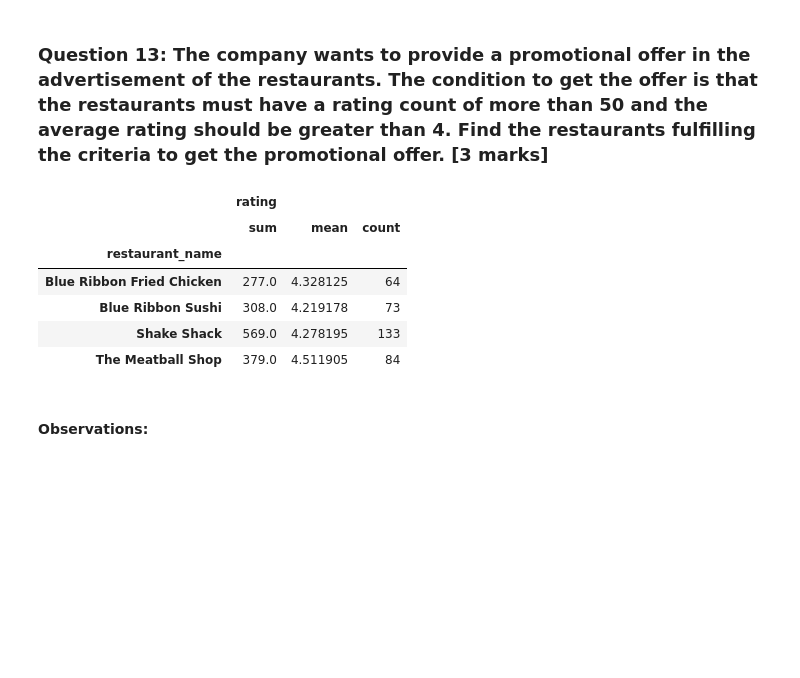
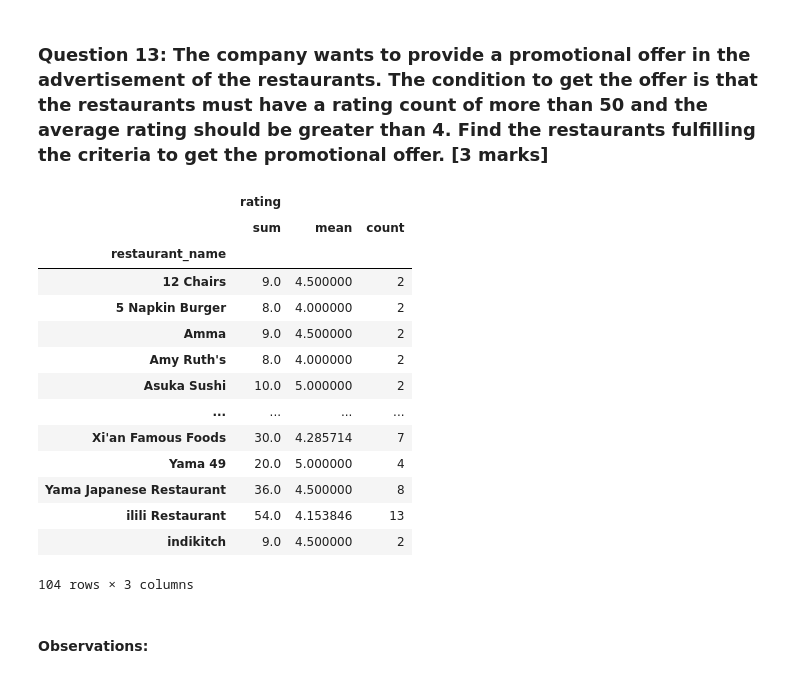
Before and after one commit to Drew75austin/FoodhubProject, a Jupyter notebook: PYF_Project_LearnerNotebook_FullCode.ipynb, the cells around one changed output. Cells and saved outputs as stored; diff of their text form; code cells hidden in the pictures; blank space fills up the shorter version.

```diff
--- a/PYF_Project_LearnerNotebook_FullCode.ipynb
+++ b/PYF_Project_LearnerNotebook_FullCode.ipynb
@@ -302,18 +343,26 @@ memory usage: 135.4+ KB
 # %%
 # Write the code here
 
 restaurant= df.groupby('restaurant_name')[['rating']].agg(['sum','mean','count'])
 
-restaurant= restaurant[(restaurant['rating']['mean']>4) & (restaurant['rating']['count']>50)]
+restaurant= restaurant[(restaurant['rating']['mean']>1) & (restaurant['rating']['count']>1)]
 restaurant
 # %% [output]
 |  | rating |  |  |
 |  | sum | mean | count |
 | restaurant_name |  |  |  |
-| Blue Ribbon Fried Chicken | 277.0 | 4.328125 | 64 |
-| Blue Ribbon Sushi | 308.0 | 4.219178 | 73 |
-| Shake Shack | 569.0 | 4.278195 | 133 |
-| The Meatball Shop | 379.0 | 4.511905 | 84 |
+| 12 Chairs | 9.0 | 4.500000 | 2 |
+| 5 Napkin Burger | 8.0 | 4.000000 | 2 |
+| Amma | 9.0 | 4.500000 | 2 |
+| Amy Ruth's | 8.0 | 4.000000 | 2 |
+| Asuka Sushi | 10.0 | 5.000000 | 2 |
+| ... | ... | ... | ... |
+| Xi'an Famous Foods | 30.0 | 4.285714 | 7 |
+| Yama 49 | 20.0 | 5.000000 | 4 |
+| Yama Japanese Restaurant | 36.0 | 4.500000 | 8 |
+| ilili Restaurant | 54.0 | 4.153846 | 13 |
+| indikitch | 9.0 | 4.500000 | 2 |
+104 rows × 3 columns
 # %% [markdown]
 #### Observations:
 # %% [markdown]
```
Also changed, not shown: parts of 31 cells of this notebook.
